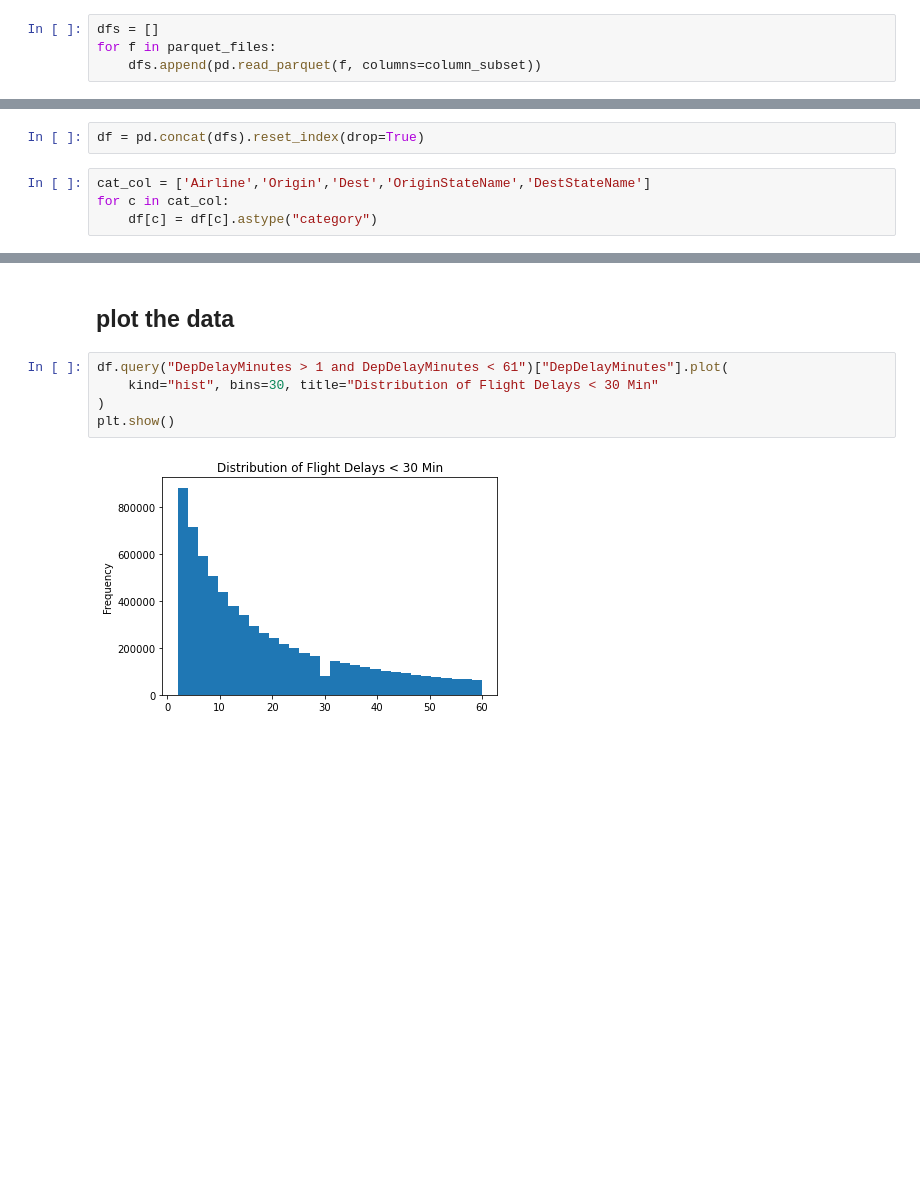
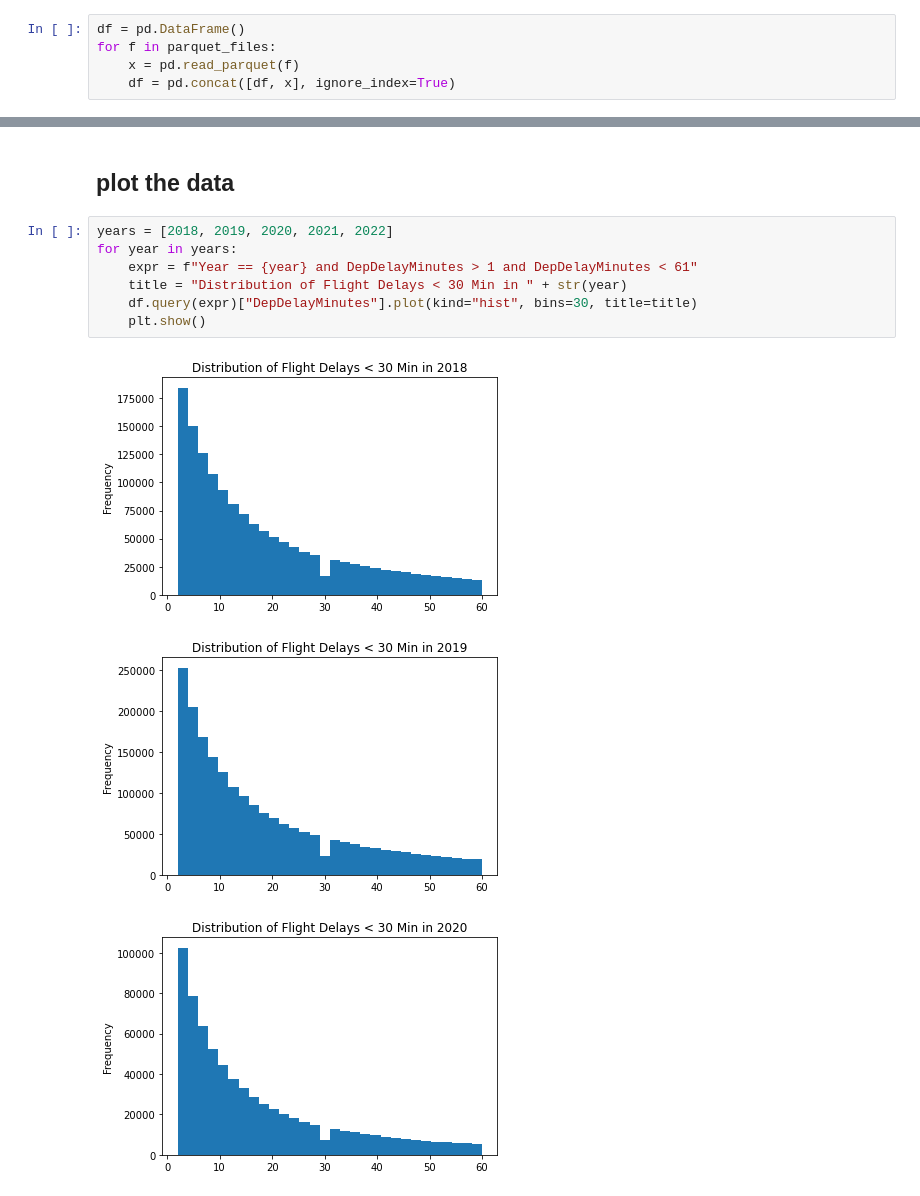
Before and after one commit to syunwi2/Flight_Delay_Prediction, a Jupyter notebook: Fight_Dealy_Prediction.ipynb, the cells around one changed output, grey strips where cells are left out. Drawn from its saved outputs; the diff is of its cells as text; blank space fills up the shorter version.

Commit message:
the way to load data fixed

```diff
--- a/Fight_Dealy_Prediction.ipynb
+++ b/Fight_Dealy_Prediction.ipynb
@@ -52,4 +23,5 @@ column_subset = [
 # %%
-dfs = []
+df = pd.DataFrame()
 for f in parquet_files:
-    dfs.append(pd.read_parquet(f, columns=column_subset))
+    x = pd.read_parquet(f)
+    df = pd.concat([df, x], ignore_index=True)
@@ -56,6 +40,0 @@ for f in parquet_files:
-# %%
-df = pd.concat(dfs).reset_index(drop=True)
-# %%
-cat_col = ['Airline','Origin','Dest','OriginStateName','DestStateName']
-for c in cat_col:
-    df[c] = df[c].astype("category")
@@ -62,9 +55,13 @@ for c in cat_col:
 # %% [markdown]
 ## plot the data
-# %%
-df.query("DepDelayMinutes > 1 and DepDelayMinutes < 61")["DepDelayMinutes"].plot(
-    kind="hist", bins=30, title="Distribution of Flight Delays < 30 Min"
-)
-plt.show()
-# %% [output]
-[figure, removed]
+# %%
+years = [2018, 2019, 2020, 2021, 2022]
+for year in years:
+    expr = f"Year == {year} and DepDelayMinutes > 1 and DepDelayMinutes < 61"
+    title = "Distribution of Flight Delays < 30 Min in " + str(year)
+    df.query(expr)["DepDelayMinutes"].plot(kind="hist", bins=30, title=title)
+    plt.show()
+# %% [output]
+[figure, added]
+[figure, added]
+[figure, added]
```
Also changed, not shown: parts of 8 cells of this notebook.
